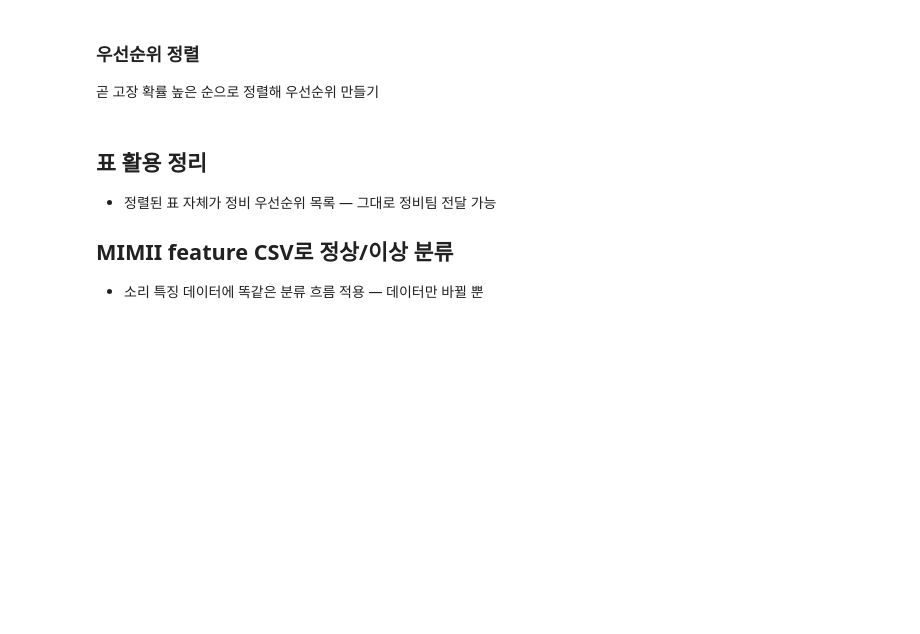
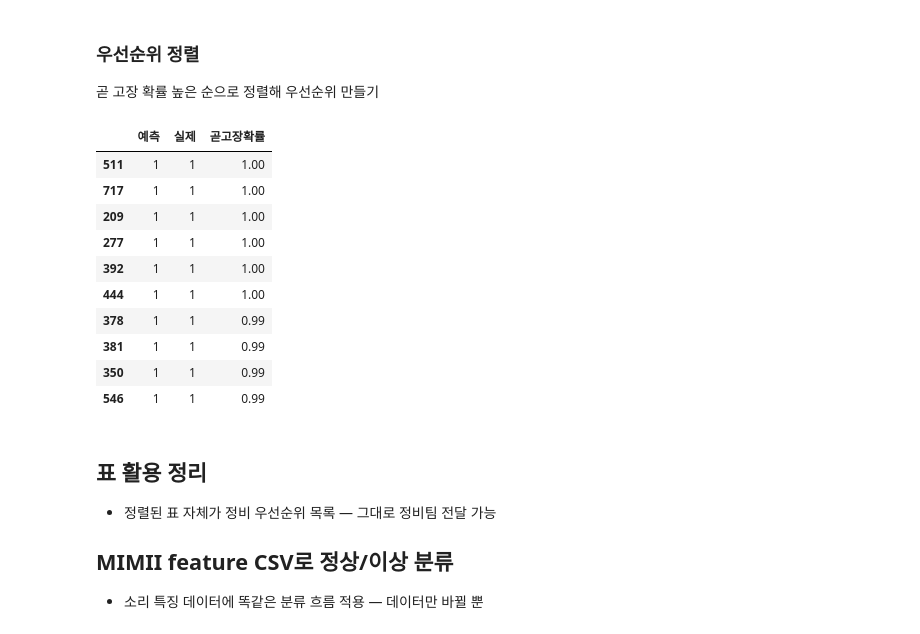
Before and after one commit to cdjung515sj-coder/KNA-Data-analysis-1st, a Jupyter notebook: 2. practice/06_Z-score/27_03_81_260909_7.ipynb, the cells around one changed output. Cells and saved outputs as stored; diff of their text form; code cells hidden in the pictures; blank space fills up the shorter version.

```diff
--- a/2. practice/06_Z-score/27_03_81_260909_7.ipynb
+++ b/2. practice/06_Z-score/27_03_81_260909_7.ipynb
@@ -238,6 +512,19 @@ random_state를 7로 바꿔 새 모델을 학습하고 예측
 곧 고장 확률 높은 순으로 정렬해 우선순위 만들기
 # %%
 # 코드
+result.sort_values('곧고장확률', ascending=False).head(10)
+# %% [output]
+|  | 예측 | 실제 | 곧고장확률 |
+| 511 | 1 | 1 | 1.00 |
+| 717 | 1 | 1 | 1.00 |
+| 209 | 1 | 1 | 1.00 |
+| 277 | 1 | 1 | 1.00 |
+| 392 | 1 | 1 | 1.00 |
+| 444 | 1 | 1 | 1.00 |
+| 378 | 1 | 1 | 0.99 |
+| 381 | 1 | 1 | 0.99 |
+| 350 | 1 | 1 | 0.99 |
+| 546 | 1 | 1 | 0.99 |
 # %% [markdown]
 ## 표 활용 정리
 - 정렬된 표 자체가 정비 우선순위 목록 — 그대로 정비팀 전달 가능
```
Also changed, not shown: parts of 30 cells of this notebook.
